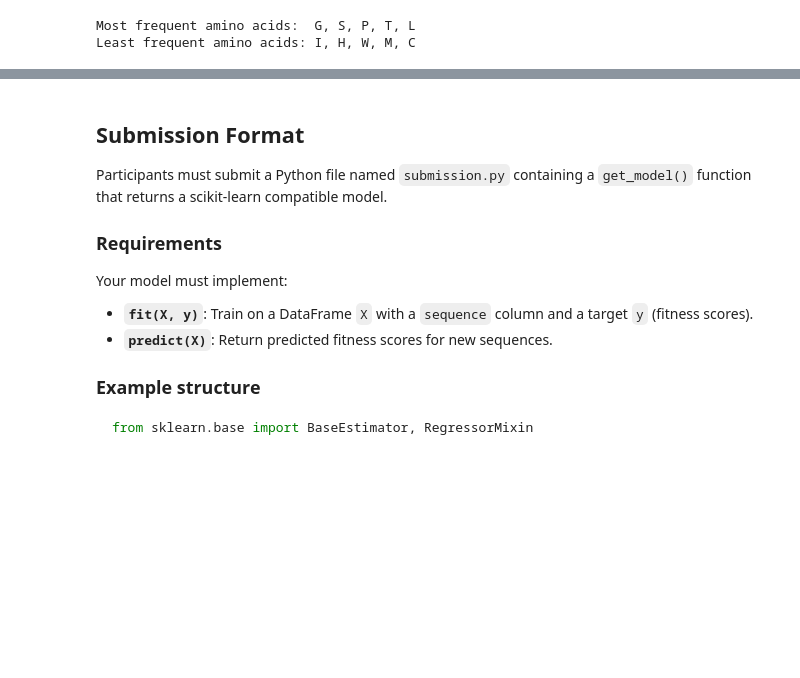
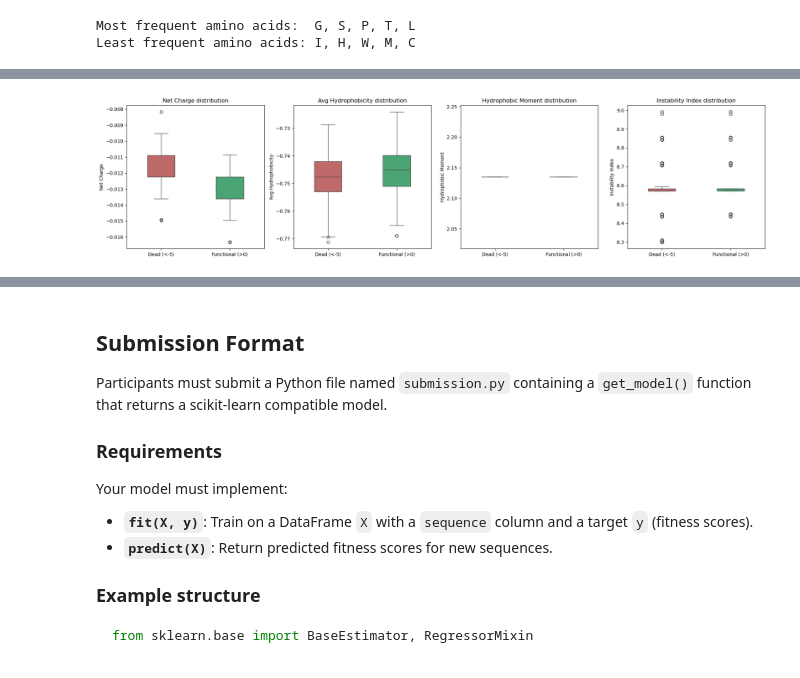
Before and after one commit to nardi-xhepi/template_codabench, a Jupyter notebook: template_starting_kit.ipynb, the cells around one changed output, grey strips where cells are left out. Saved outputs shown, nothing was run; the diff lists cells and outputs as text; code cells hidden in the pictures; blank space fills up the shorter version.

```diff
--- a/template_starting_kit.ipynb
+++ b/template_starting_kit.ipynb
@@ -200,0 +270,79 @@ Least frequent amino acids: I, H, W, M, C
+# %%
+import numpy as np
+import pandas as pd
+import matplotlib.pyplot as plt
+import seaborn as sns
+
+def extract_bio_features_for_eda(sequence):
+    """Extract biologically-relevant physicochemical features (OPTIMIZED)."""
+    CHARGED = {'K': 1, 'R': 1, 'D': -1, 'E': -1}
+    KYTE_DOOLITTLE = {
+        'A': 1.8, 'R': -4.5, 'N': -3.5, 'D': -3.5, 'C': 2.5,
+        'Q': -3.5, 'E': -3.5, 'G': -0.4, 'H': -3.2, 'I': 4.5,
+        'L': 3.8, 'K': -3.9, 'M': 1.9, 'F': 2.8, 'P': -1.6,
+        'S': -0.8, 'T': -0.7, 'W': -0.9, 'Y': -1.3, 'V': 4.2
+    }
+
+    seq_len = len(sequence)
+    net_charge = sum(CHARGED.get(aa, 0) for aa in sequence) / seq_len
+    h_vals = np.array([KYTE_DOOLITTLE.get(aa, 0) for aa in sequence])
+    avg_hydrophobicity = np.mean(h_vals)
+
+    window_size = 11
+    angles = np.radians(100 * np.arange(window_size))
+    sin_vals = np.sin(angles)
+    cos_vals = np.cos(angles)
+
+    moments = []
+    for i in range(seq_len - window_size + 1):
+        window_h = h_vals[i:i+window_size]
+        sin_sum = np.dot(window_h, sin_vals)
+        cos_sum = np.dot(window_h, cos_vals)
+        moments.append(np.sqrt(sin_sum**2 + cos_sum**2) / window_size)
+    hydrophobic_moment = max(moments) if moments else 0.0
+
+    instability_proxy = 0
+    for i in range(seq_len - 1):
+        aa1, aa2 = sequence[i], sequence[i+1]
+        h1, h2 = h_vals[i], h_vals[i+1]
+        if (h1 > 2.0 and aa2 in CHARGED) or (aa1 in CHARGED and h2 > 2.0):
+            instability_proxy += 1
+    instability_index = (instability_proxy / (seq_len - 1)) * 100
+
+    return [net_charge, avg_hydrophobicity, hydrophobic_moment, instability_index]
+
+# 1. Extract features for a representative sample (5000 sequences)
+print("Extraction des features en cours...")
+sample_df = X_train.head(5000).copy()
+sample_targets = y_train['target'].head(5000)
+bio_features = np.array([extract_bio_features_for_eda(seq) for seq in sample_df['sequence']])
+print("Extraction terminée !")
+
+plot_df = pd.DataFrame(bio_features, columns=['Net Charge', 'Avg Hydrophobicity', 'Hydrophobic Moment', 'Instability Index'])
+plot_df['Fitness'] = sample_targets.values
+
+# 3. Categorize variants into "Functional" vs "Dead"
+def categorize_fitness(score):
+    if score > 0:
+        return 'Functional (>0)'
+    elif score < -5:
+        return 'Dead (<-5)'
+    return 'Intermediate'
+
+plot_df['Category'] = plot_df['Fitness'].apply(categorize_fitness)
+filtered_df = plot_df[plot_df['Category'].isin(['Functional (>0)', 'Dead (<-5)'])]
+
+# 4. Plot Boxplots
+fig, axes = plt.subplots(1, 4, figsize=(20, 5))
+feature_names = ['Net Charge', 'Avg Hydrophobicity', 'Hydrophobic Moment', 'Instability Index']
+palette = {'Functional (>0)': 'mediumseagreen', 'Dead (<-5)': 'indianred'}
+
+for i, feature in enumerate(feature_names):
+    sns.boxplot(x='Category', y=feature, data=filtered_df, ax=axes[i], palette=palette, width=0.4)
+    axes[i].set_title(f'{feature} distribution')
+    axes[i].set_xlabel('')
+    axes[i].set_ylabel(feature)
+
+plt.tight_layout()
+plt.show()
+# %% [output]
@@ -200,0 +366 @@ Least frequent amino acids: I, H, W, M, C
+[figure, added]
```
Also changed, not shown: parts of 14 cells of this notebook, 1 other file.
